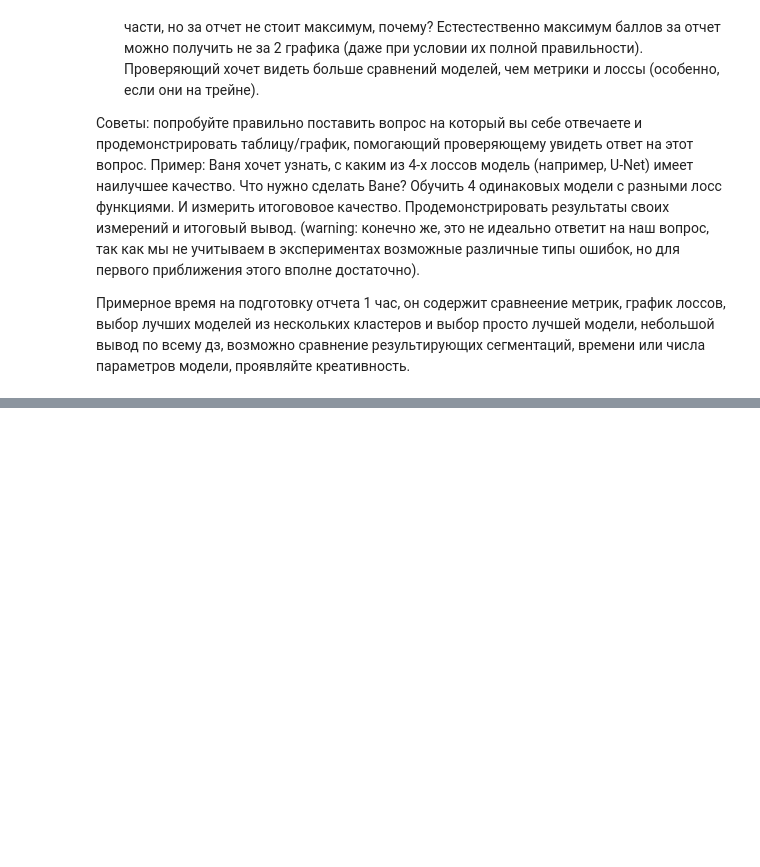
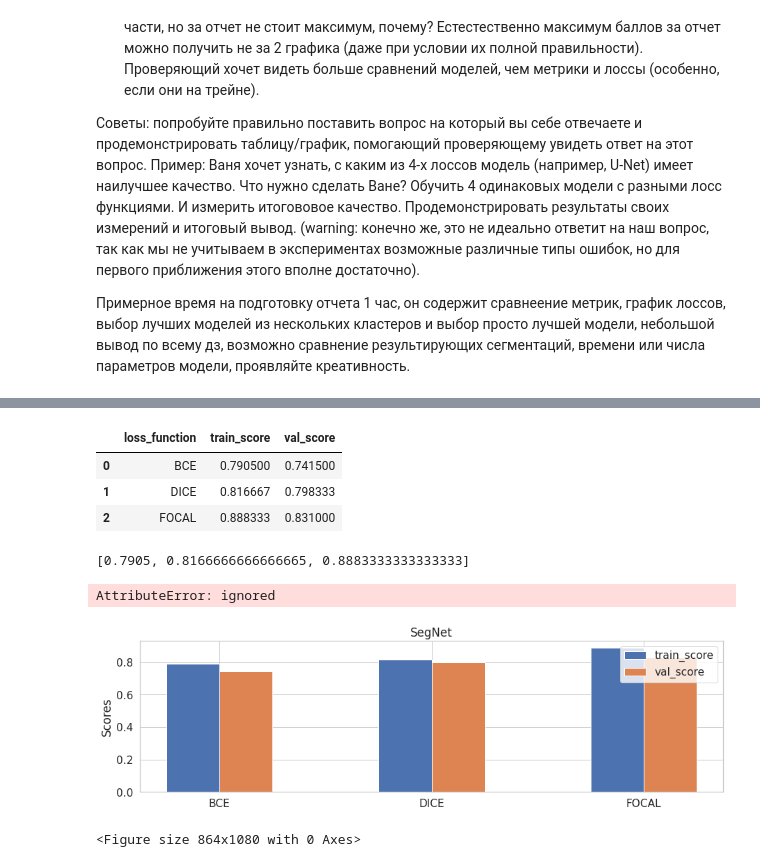
Before and after one commit to prosvirinKir/Deep-Learning-Sckool-term1, a Jupyter notebook: HW_6_semantic_segmentation.ipynb, the cells around one changed output, grey strips where cells are left out. Cells and saved outputs as stored; diff of their text form; code cells hidden in the pictures; blank space fills up the shorter version.

```diff
--- a/HW_6_semantic_segmentation.ipynb
+++ b/HW_6_semantic_segmentation.ipynb
@@ -1153,0 +1180,10 @@ res = pd.DataFrame(columns=['loss_function', 'model', 'train_score', 'val_score'
+# %%
+res.loc[8] = ['DICE', 'SegNet', 0.816, 0.803, 20, 1e-4]
+res.loc[9] = ['DICE', 'SegNet', 0.815, 0.791, 20, 1e-4]
+res.loc[10] = ['DICE', 'SegNet', 0.819, 0.801, 20, 1e-4]
+# %%
+res.loc[11] = ['FOCAL', 'SegNet', 0.904, 0.833, 20, 1e-4]
+res.loc[12] = ['FOCAL', 'SegNet', 0.879, 0.832, 20, 1e-4]
+res.loc[13] = ['FOCAL', 'SegNet', 0.882, 0.828, 20, 1e-4]
+# %%
+res.loc[13] = ['FOCAL', 'SegNet', 0.882, 0.828, 20, 1e-4]
@@ -1153,0 +1208,48 @@ res = pd.DataFrame(columns=['loss_function', 'model', 'train_score', 'val_score'
+# %%
+mean_scores = res.groupby(["loss_function"], as_index=False) \
+    .aggregate({"train_score": "mean", "val_score": "mean"})
+# %%
+mean_scores
+# %% [output]
+|  | loss_function | train_score | val_score |
+| 0 | BCE | 0.790500 | 0.741500 |
+| 1 | DICE | 0.816667 | 0.798333 |
+| 2 | FOCAL | 0.888333 | 0.831000 |
+# %%
+list(mean_scores.train_score)
+# %% [output]
+[0.7905, 0.8166666666666665, 0.8883333333333333]
+# %%
+import matplotlib.pyplot as plt
+import numpy as np
+
+
+labels = list(mean_scores.loss_function)
+train_score = list(mean_scores.train_score)
+val_score = list(mean_scores.val_score)
+
+x = np.arange(len(labels))  # the label locations
+width = 0.25  # the width of the bars
+
+fig, ax = plt.subplots()
+fig = plt.figure(figsize=(12, 15))
+rects1 = ax.bar(x - width/2, train_score, width, label='train_score')
+rects2 = ax.bar(x + width/2, val_score, width, label='val_score')
+
+# Add some text for labels, title and custom x-axis tick labels, etc.
+ax.set_ylabel('Scores')
+ax.set_title('SegNet')
+ax.set_xticks(x)
+ax.set_xticklabels(labels)
+ax.legend()
+
+ax.bar_label(rects1, padding=3)
+ax.bar_label(rects2, padding=3)
+
+fig.tight_layout()
+
+plt.show()
+# %% [output]
+AttributeError: ignored
+[figure, added]
+<Figure size 864x1080 with 0 Axes>
```
Also changed, not shown: parts of 10 cells of this notebook.
